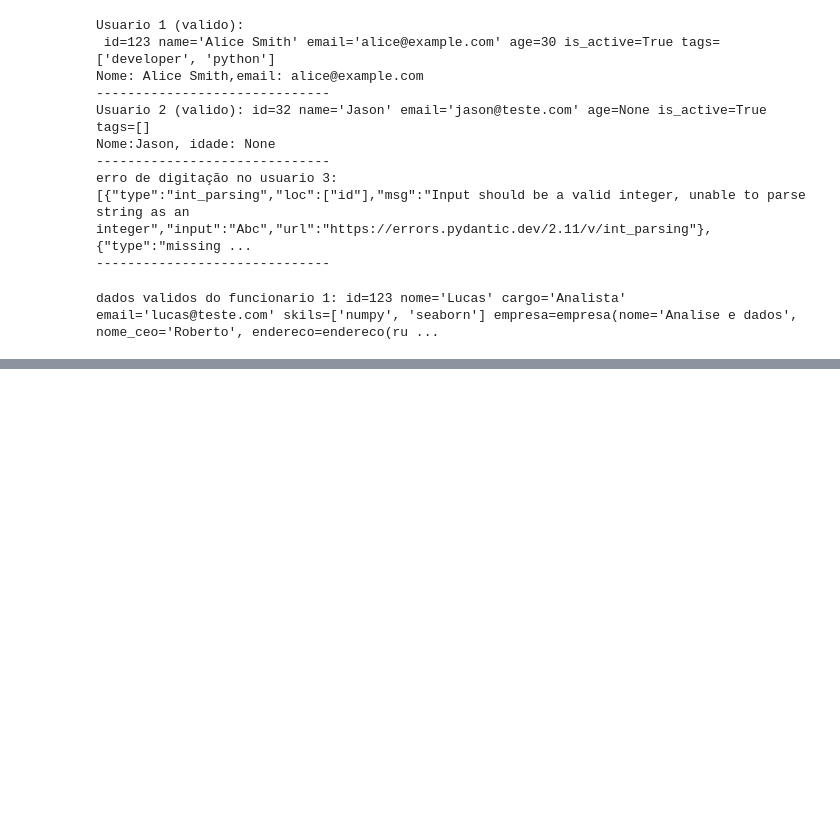
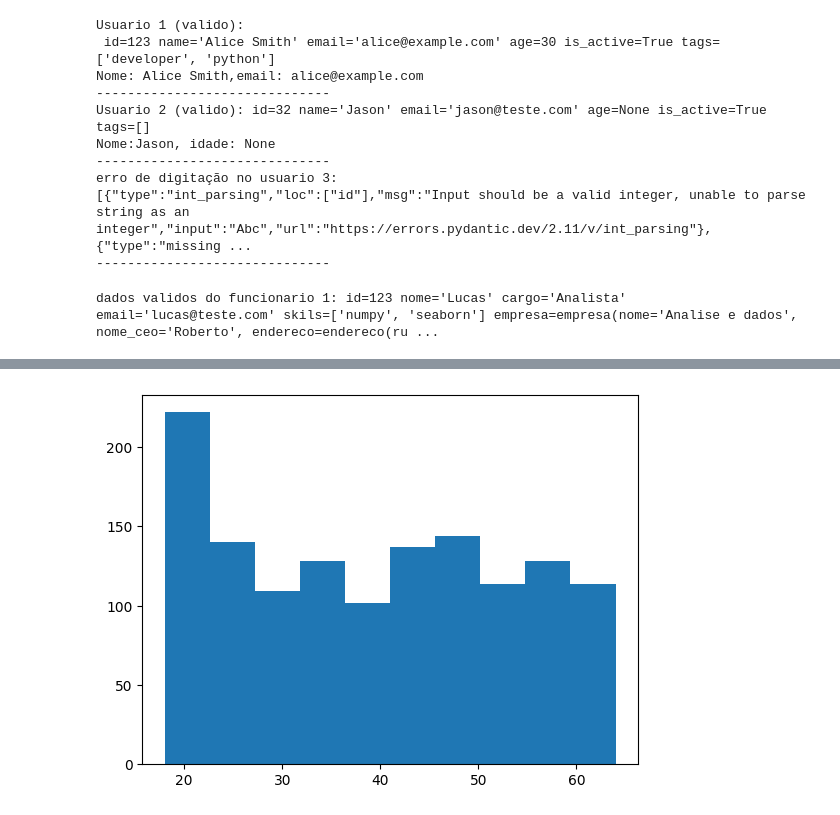
Before and after one commit to lucasghidini/AulasJupyter, a Jupyter notebook: aula1.ipynb, the cells around one changed output, grey strips where cells are left out. Saved outputs shown, nothing was run; the diff lists cells and outputs as text; code cells hidden in the pictures; blank space fills up the shorter version.

```diff
--- a/aula1.ipynb
+++ b/aula1.ipynb
@@ -831,0 +845,6 @@ dados validos do funcionario 1: id=123 nome='Lucas' cargo='Analista' email='luca
+# %%
+#Histograma
+plt.hist(data=df_saude, x= 'age')
+plt.show()
+# %% [output]
+[figure, added]
```
Also changed, not shown: parts of 14 cells of this notebook.
